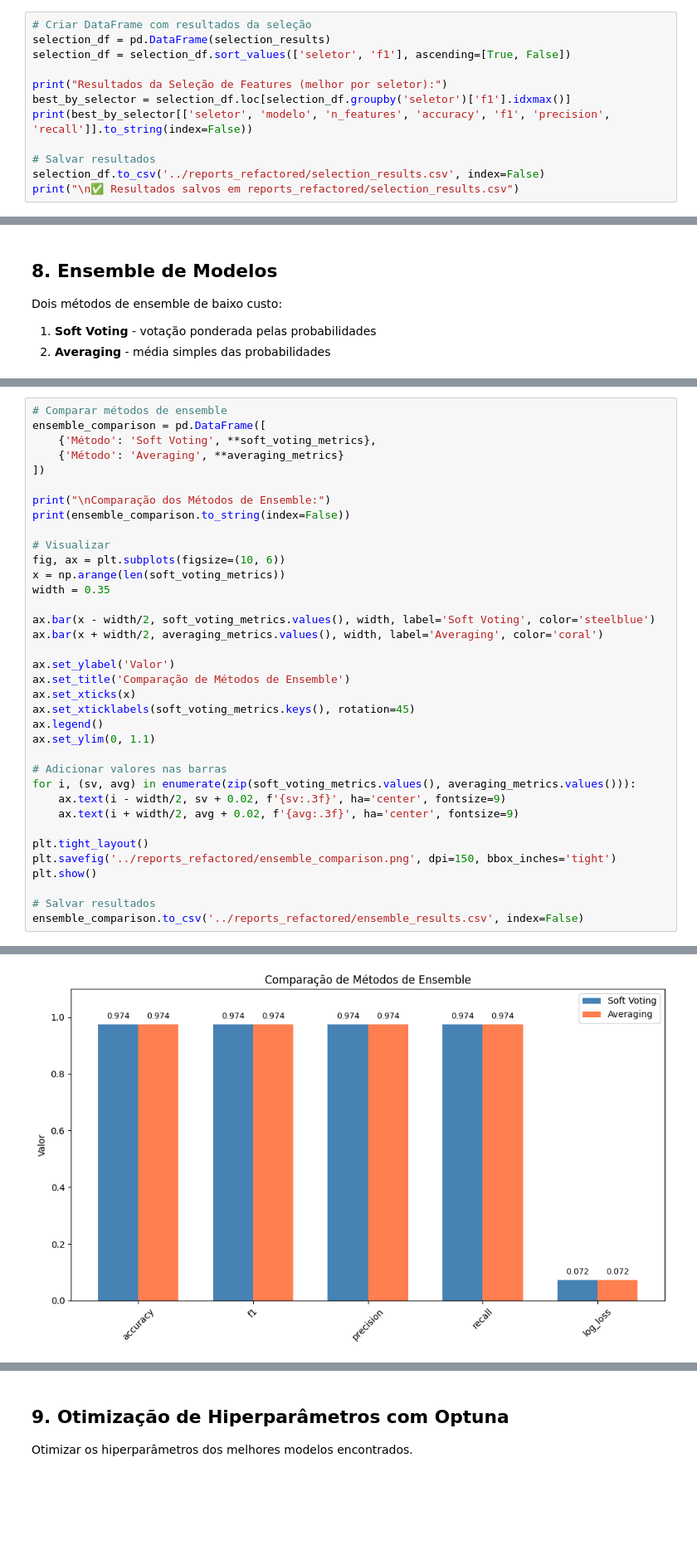
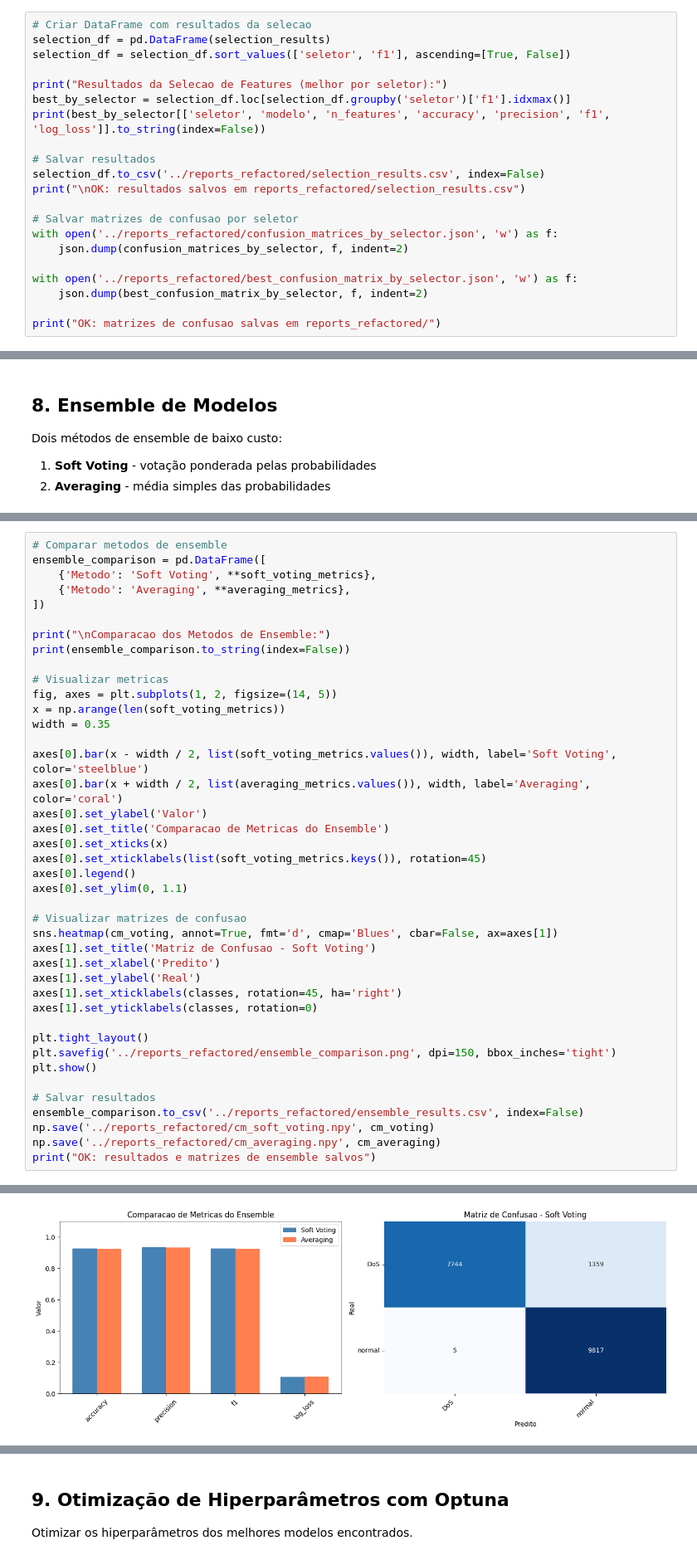
Before and after one commit to William-SWS/mqtt_under_attack, a Jupyter notebook: notebooks_refactored/01_dos_complete_pipeline.ipynb, the cells around one changed output, grey strips where cells are left out. Shown at 83% size. Drawn from its saved outputs; the diff is of its cells as text; blank space fills up the shorter version.

```diff
--- a/notebooks_refactored/01_dos_complete_pipeline.ipynb
+++ b/notebooks_refactored/01_dos_complete_pipeline.ipynb
@@ -860,13 +906,22 @@ Seletor: Pearson (15 features)
 # %%
-# Criar DataFrame com resultados da seleção
+# Criar DataFrame com resultados da selecao
 selection_df = pd.DataFrame(selection_results)
 selection_df = selection_df.sort_values(['seletor', 'f1'], ascending=[True, False])
 
-print("Resultados da Seleção de Features (melhor por seletor):")
+print("Resultados da Selecao de Features (melhor por seletor):")
 best_by_selector = selection_df.loc[selection_df.groupby('seletor')['f1'].idxmax()]
-print(best_by_selector[['seletor', 'modelo', 'n_features', 'accuracy', 'f1', 'precision', 'recall']].to_string(index=False))
+print(best_by_selector[['seletor', 'modelo', 'n_features', 'accuracy', 'precision', 'f1', 'log_loss']].to_string(index=False))
 
 # Salvar resultados
 selection_df.to_csv('../reports_refactored/selection_results.csv', index=False)
-print("\n✅ Resultados salvos em reports_refactored/selection_results.csv")
+print("\nOK: resultados salvos em reports_refactored/selection_results.csv")
+
+# Salvar matrizes de confusao por seletor
+with open('../reports_refactored/confusion_matrices_by_selector.json', 'w') as f:
+    json.dump(confusion_matrices_by_selector, f, indent=2)
+
+with open('../reports_refactored/best_confusion_matrix_by_selector.json', 'w') as f:
+    json.dump(best_confusion_matrix_by_selector, f, indent=2)
+
+print("OK: matrizes de confusao salvas em reports_refactored/")
 # %% [output]
@@ -1036,32 +1107,34 @@ Métricas Averaging:
 # %%
-# Comparar métodos de ensemble
+# Comparar metodos de ensemble
 ensemble_comparison = pd.DataFrame([
-    {'Método': 'Soft Voting', **soft_voting_metrics},
-    {'Método': 'Averaging', **averaging_metrics}
+    {'Metodo': 'Soft Voting', **soft_voting_metrics},
+    {'Metodo': 'Averaging', **averaging_metrics},
 ])
 
-print("\nComparação dos Métodos de Ensemble:")
+print("\nComparacao dos Metodos de Ensemble:")
 print(ensemble_comparison.to_string(index=False))
 
-# Visualizar
-fig, ax = plt.subplots(figsize=(10, 6))
+# Visualizar metricas
+fig, axes = plt.subplots(1, 2, figsize=(14, 5))
 x = np.arange(len(soft_voting_metrics))
 width = 0.35
 
-ax.bar(x - width/2, soft_voting_metrics.values(), width, label='Soft Voting', color='steelblue')
-ax.bar(x + width/2, averaging_metrics.values(), width, label='Averaging', color='coral')
+axes[0].bar(x - width / 2, list(soft_voting_metrics.values()), width, label='Soft Voting', color='steelblue')
+axes[0].bar(x + width / 2, list(averaging_metrics.values()), width, label='Averaging', color='coral')
+axes[0].set_ylabel('Valor')
+axes[0].set_title('Comparacao de Metricas do Ensemble')
+axes[0].set_xticks(x)
+axes[0].set_xticklabels(list(soft_voting_metrics.keys()), rotation=45)
+axes[0].legend()
+axes[0].set_ylim(0, 1.1)
 
-ax.set_ylabel('Valor')
-ax.set_title('Comparação de Métodos de Ensemble')
-ax.set_xticks(x)
-ax.set_xticklabels(soft_voting_metrics.keys(), rotation=45)
-ax.legend()
-ax.set_ylim(0, 1.1)
-
-# Adicionar valores nas barras
-for i, (sv, avg) in enumerate(zip(soft_voting_metrics.values(), averaging_metrics.values())):
-    ax.text(i - width/2, sv + 0.02, f'{sv:.3f}', ha='center', fontsize=9)
-    ax.text(i + width/2, avg + 0.02, f'{avg:.3f}', ha='center', fontsize=9)
+# Visualizar matrizes de confusao
+sns.heatmap(cm_voting, annot=True, fmt='d', cmap='Blues', cbar=False, ax=axes[1])
+axes[1].set_title('Matriz de Confusao - Soft Voting')
+axes[1].set_xlabel('Predito')
+axes[1].set_ylabel('Real')
+axes[1].set_xticklabels(classes, rotation=45, ha='right')
+axes[1].set_yticklabels(classes, rotation=0)
 
 plt.tight_layout()
 plt.savefig('../reports_refactored/ensemble_comparison.png', dpi=150, bbox_inches='tight')
@@ -1069,4 +1142,7 @@ plt.show()
 
 # Salvar resultados
 ensemble_comparison.to_csv('../reports_refactored/ensemble_results.csv', index=False)
+np.save('../reports_refactored/cm_soft_voting.npy', cm_voting)
+np.save('../reports_refactored/cm_averaging.npy', cm_averaging)
+print("OK: resultados e matrizes de ensemble salvos")
 # %% [output]
@@ -1077 +1153 @@ Soft Voting  0.973844 0.973822   0.974276 0.973844  0.072324
-[figure, old version]
+[figure, new version]
```
Also changed, not shown: parts of 32 cells of this notebook, 26 other files.
